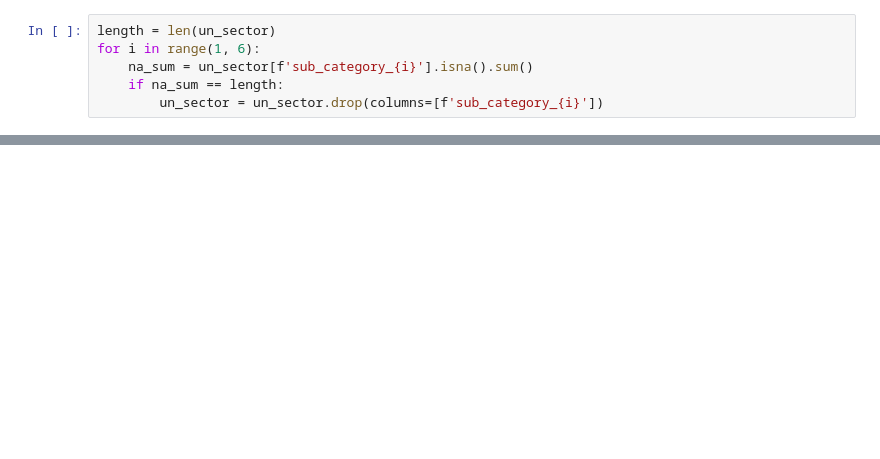
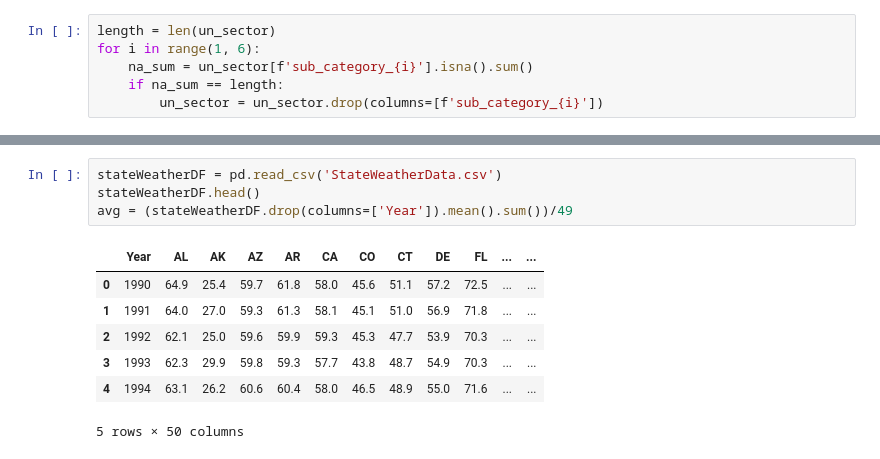
Before and after one commit to matthewchan02/Python_Proj, a Jupyter notebook: state_emission.ipynb, the cells around one changed output, grey strips where cells are left out. Saved outputs shown, nothing was run; the diff lists cells and outputs as text; blank space fills up the shorter version.

```diff
--- a/state_emission.ipynb
+++ b/state_emission.ipynb
@@ -261,0 +188,12 @@ Text(0.5, 1.0, 'Concentrations by Sector and GHG Category from 1990 to 2022')
+# %%
+stateWeatherDF = pd.read_csv('StateWeatherData.csv')
+stateWeatherDF.head()
+avg = (stateWeatherDF.drop(columns=['Year']).mean().sum())/49
+# %% [output]
+|  | Year | AL | AK | AZ | AR | CA | CO | CT | DE | FL | ... | ... |
+| 0 | 1990 | 64.9 | 25.4 | 59.7 | 61.8 | 58.0 | 45.6 | 51.1 | 57.2 | 72.5 | ... | ... |
+| 1 | 1991 | 64.0 | 27.0 | 59.3 | 61.3 | 58.1 | 45.1 | 51.0 | 56.9 | 71.8 | ... | ... |
+| 2 | 1992 | 62.1 | 25.0 | 59.6 | 59.9 | 59.3 | 45.3 | 47.7 | 53.9 | 70.3 | ... | ... |
+| 3 | 1993 | 62.3 | 29.9 | 59.8 | 59.3 | 57.7 | 43.8 | 48.7 | 54.9 | 70.3 | ... | ... |
+| 4 | 1994 | 63.1 | 26.2 | 60.6 | 60.4 | 58.0 | 46.5 | 48.9 | 55.0 | 71.6 | ... | ... |
+5 rows × 50 columns
```
Also changed, not shown: parts of 21 cells of this notebook, 2 other files.
